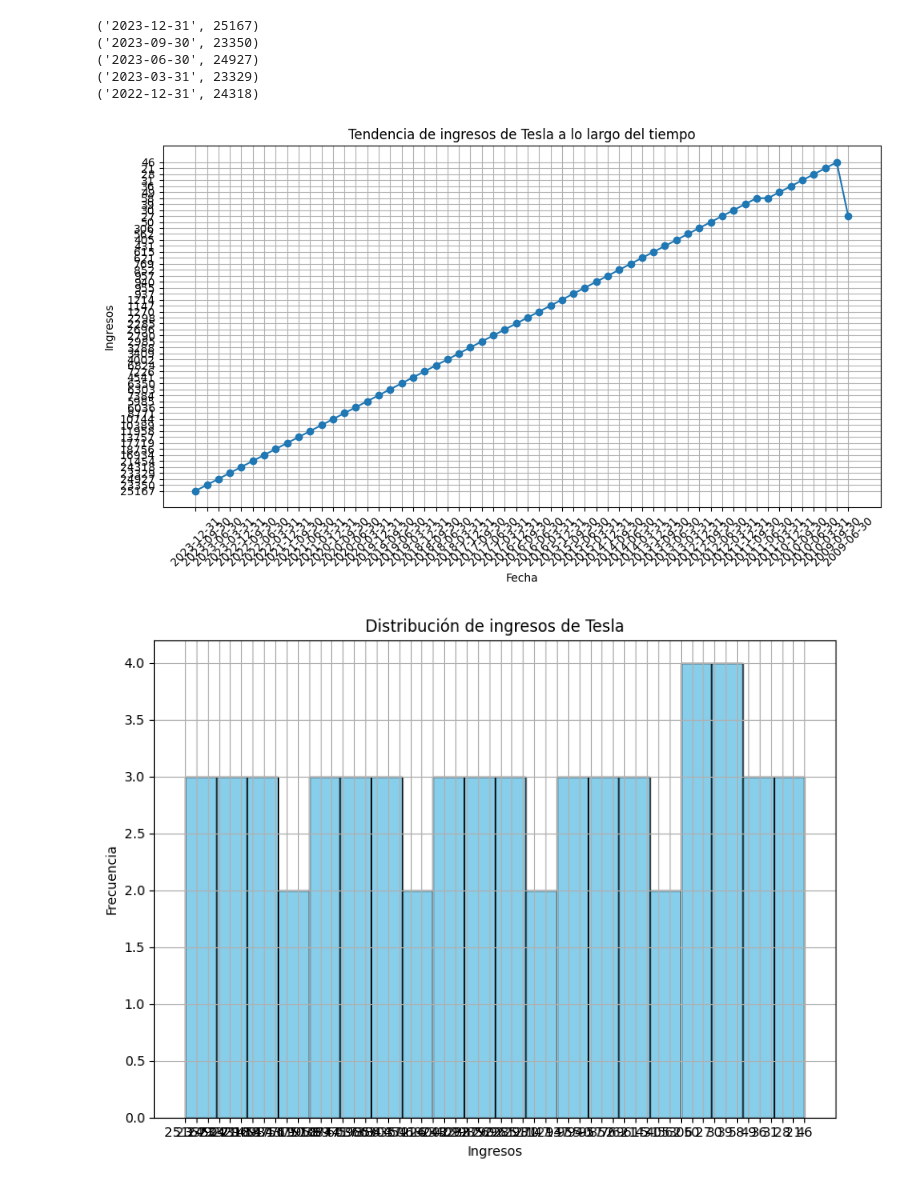
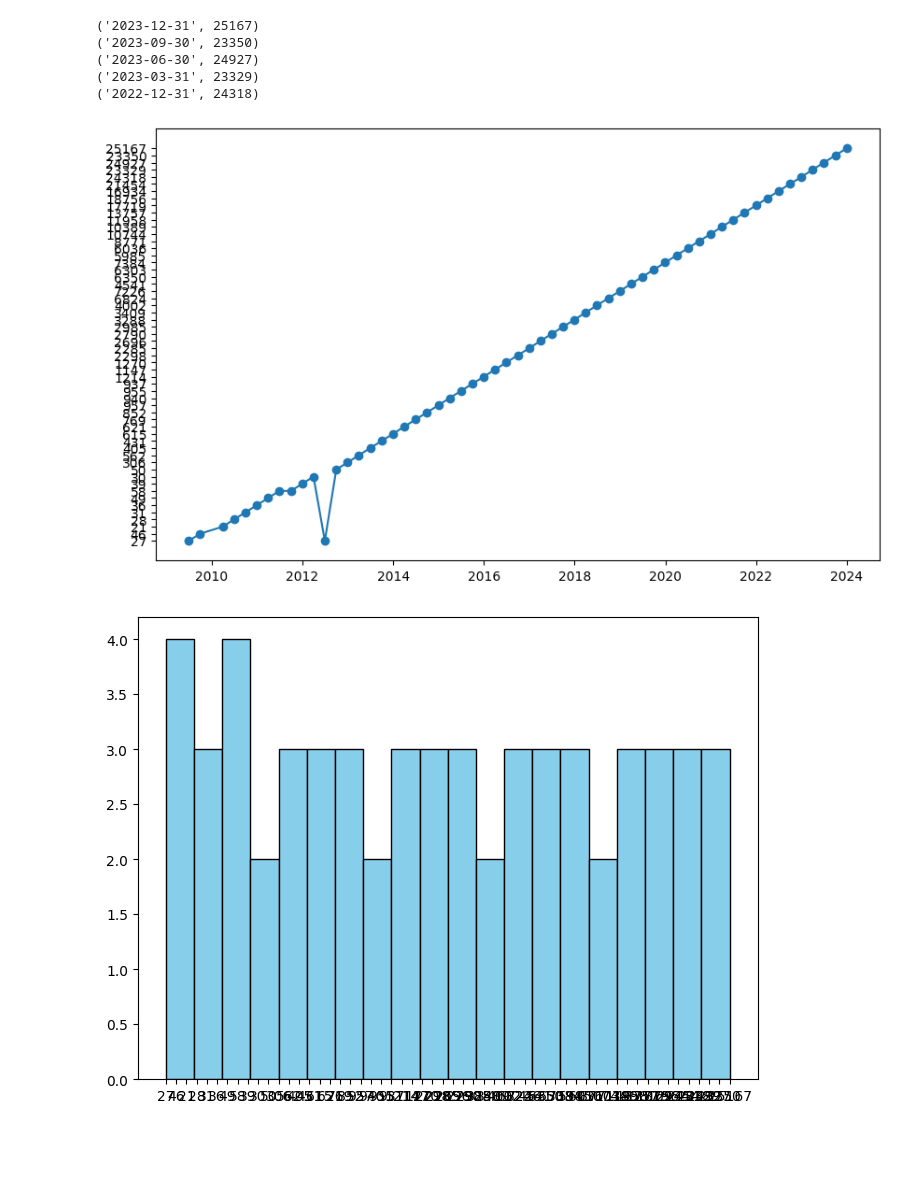
Before and after one commit to fergonde1/web-scraping-project-tutorial, a Jupyter notebook: src/explore.ipynb, the cells around one changed output. Cells and saved outputs as stored; diff of their text form; code cells hidden in the pictures; blank space fills up the shorter version.

```diff
--- a/src/explore.ipynb
+++ b/src/explore.ipynb
@@ -89,35 +89,20 @@ connection.close()
 # %%
 import matplotlib.pyplot as plt
 
+tesla_revenue['Date'] = pd.to_datetime(tesla_revenue['Date'])
+tesla_revenue = tesla_revenue.sort_values(bgit add .y='Date')
 
 plt.figure(figsize=(10, 6))
 plt.plot(tesla_revenue['Date'], tesla_revenue['Revenue'], marker='o', linestyle='-')
-plt.title('Tendencia de ingresos de Tesla a lo largo del tiempo')
-plt.xlabel('Fecha')
-plt.ylabel('Ingresos')
-plt.xticks(rotation=45)
-plt.grid(True)
-plt.tight_layout()
 plt.show()
 
 plt.figure(figsize=(8, 6))
 plt.hist(tesla_revenue['Revenue'], bins=20, color='skyblue', edgecolor='black')
-plt.title('Distribución de ingresos de Tesla')
-plt.xlabel('Ingresos')
-plt.ylabel('Frecuencia')
-plt.grid(True)
-plt.tight_layout()
 plt.show()
 
 plt.figure(figsize=(10, 6))
 plt.scatter(tesla_revenue['Date'], tesla_revenue['Revenue'], color='green', alpha=0.5)
-plt.title('Relación entre fecha e ingresos de Tesla')
-plt.xlabel('Fecha')
-plt.ylabel('Ingresos')
-plt.xticks(rotation=45)
-plt.grid(True)
-plt.tight_layout()
 plt.show()
 # %% [output]
-[figure, old version]
+[figure, new version]
-[figure, old version]
+[figure, new version]
```
Also changed, not shown: parts of 1 cell of this notebook.
